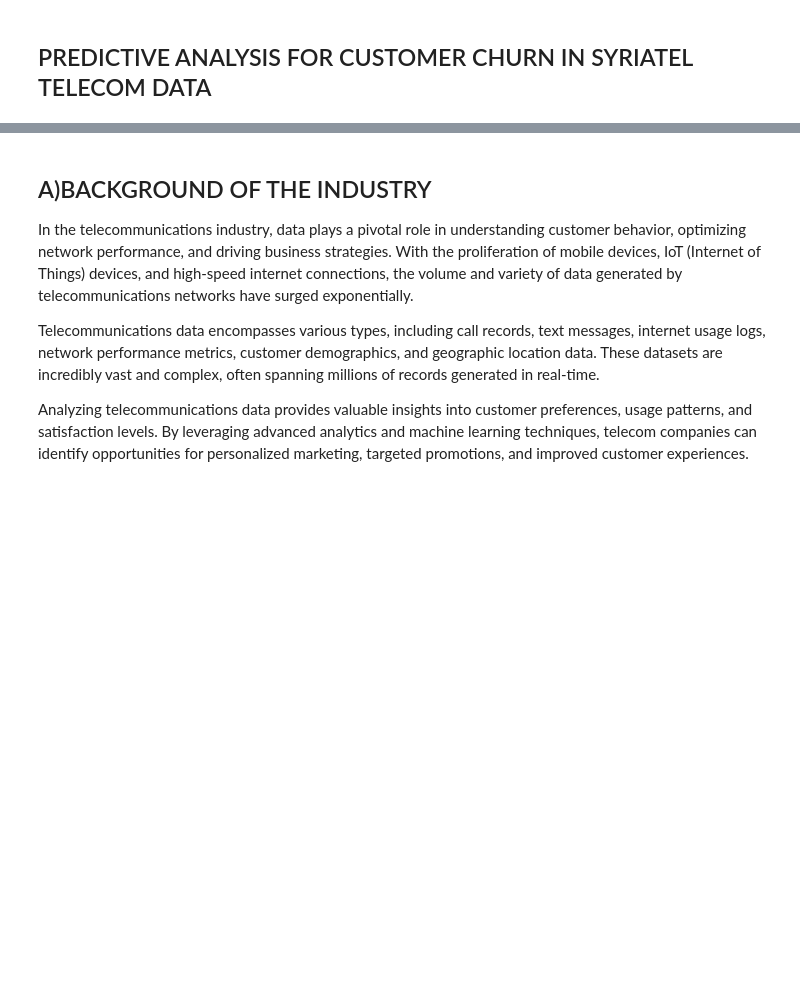
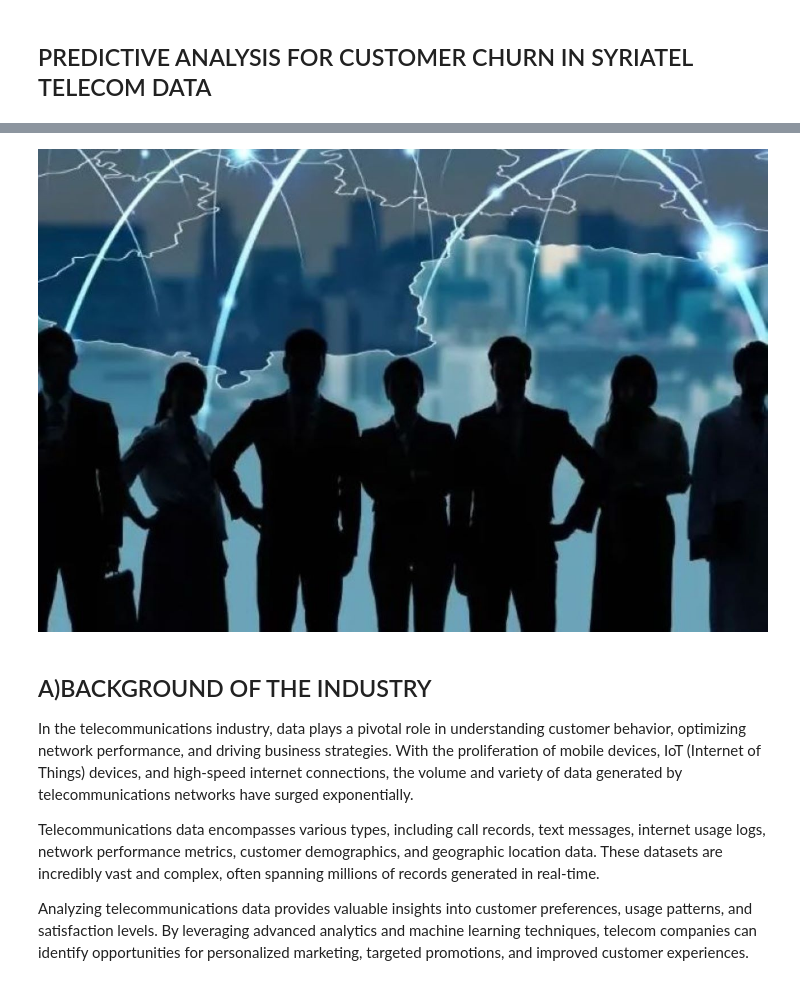
Before and after one commit to Fanice-Andayi/Predictive-Analysis-For-Customer-Churn, a Jupyter notebook: Predictive Analysis for customer churn.ipynb, the cells around one changed output, grey strips where cells are left out. Saved outputs shown, nothing was run; the diff lists cells and outputs as text; code cells hidden in the pictures; blank space fills up the shorter version.

```diff
--- a/Predictive Analysis for customer churn.ipynb
+++ b/Predictive Analysis for customer churn.ipynb
@@ -5,3 +3,14 @@
+# %%
+from PIL import Image
+import IPython.display as display
+
+# Use a raw string literal (prefix the string with 'r') to avoid interpreting backslashes as escape characters
+image_path = r"C:\Users\ADMIN\Desktop\ProjectPhase3\ProjectPhase3\Images\Perspectivas-Globais_-O-Assistente-Social-em-Contextos-Internacionais.jpg"
+
+img = Image.open(image_path)
+display.display(img)
+# %% [output]
+[figure, added]
 # %% [markdown]
 ## A)BACKGROUND OF THE INDUSTRY
 
```
Also changed, not shown: parts of 1 cell of this notebook, 1 other file.
